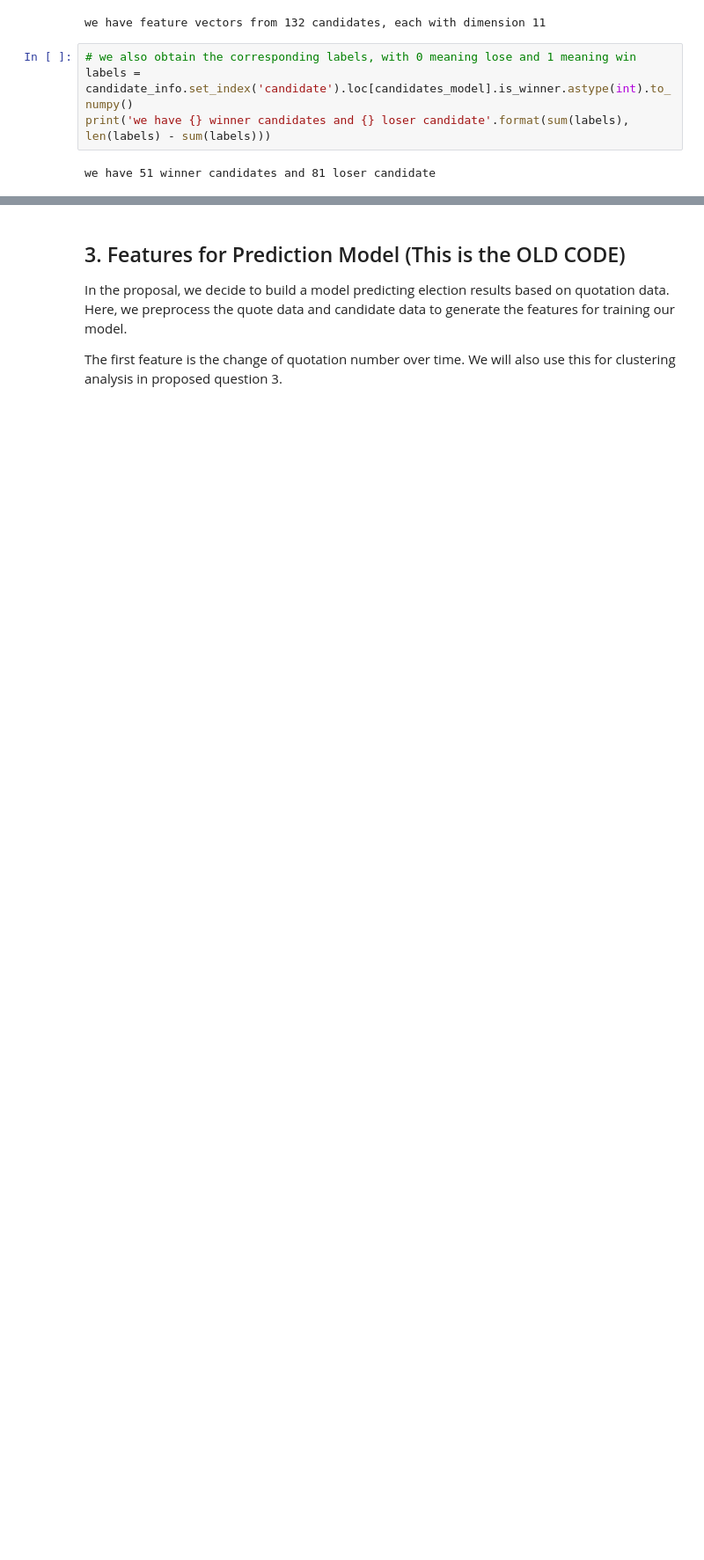
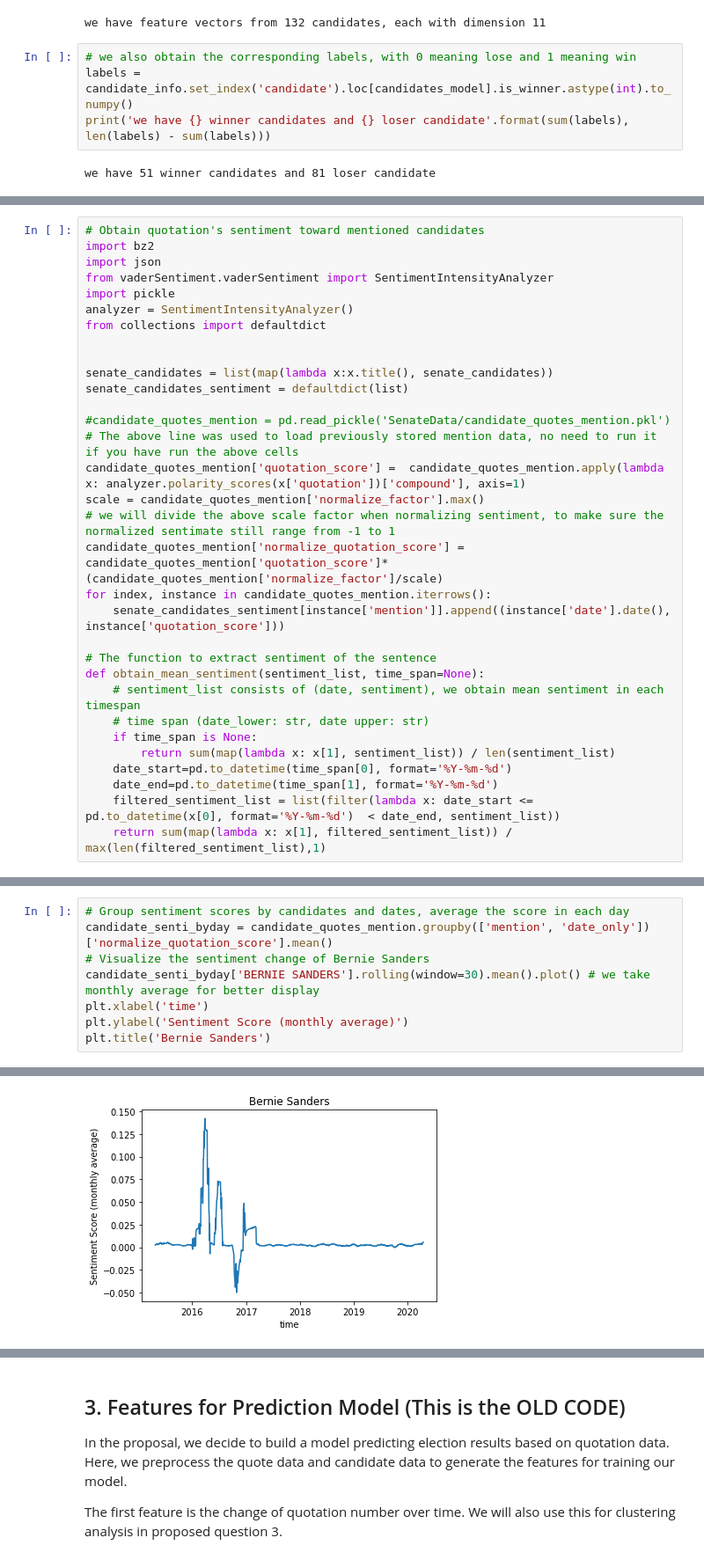
Before and after one commit to epfl-ada/ada-2021-project-chilldatagroup, a Jupyter notebook: Milestone2.ipynb, the cells around one changed output, grey strips where cells are left out. Shown: that part at 88% size. Saved outputs shown, nothing was run; the diff lists cells and outputs as text; blank space fills up the shorter version.

Commit message:
modify sentiment analysis

```diff
--- a/Milestone2.ipynb
+++ b/Milestone2.ipynb
@@ -1100,0 +1042,32 @@ print(f'Pearson coefficient: {corr1}, p value: {pvalue}')
+# %%
+# Obtain quotation's sentiment toward mentioned candidates
+import bz2
+import json
+from vaderSentiment.vaderSentiment import SentimentIntensityAnalyzer
+import pickle
+analyzer = SentimentIntensityAnalyzer()
+from collections import defaultdict
+
+
+senate_candidates = list(map(lambda x:x.title(), senate_candidates))
+senate_candidates_sentiment = defaultdict(list)
+
+#candidate_quotes_mention = pd.read_pickle('SenateData/candidate_quotes_mention.pkl')
+# The above line was used to load previously stored mention data, no need to run it if you have run the above cells
+candidate_quotes_mention['quotation_score'] =  candidate_quotes_mention.apply(lambda x: analyzer.polarity_scores(x['quotation'])['compound'], axis=1)
+scale = candidate_quotes_mention['normalize_factor'].max()
+# we will divide the above scale factor when normalizing sentiment, to make sure the normalized sentimate still range from -1 to 1
+candidate_quotes_mention['normalize_quotation_score'] = candidate_quotes_mention['quotation_score']*(candidate_quotes_mention['normalize_factor']/scale)
+for index, instance in candidate_quotes_mention.iterrows():
+    senate_candidates_sentiment[instance['mention']].append((instance['date'].date(), instance['quotation_score']))
+
+# The function to extract sentiment of the sentence
+def obtain_mean_sentiment(sentiment_list, time_span=None):
+    # sentiment_list consists of (date, sentiment), we obtain mean sentiment in each timespan
+    # time span (date_lower: str, date upper: str)
+    if time_span is None:
+        return sum(map(lambda x: x[1], sentiment_list)) / len(sentiment_list)
+    date_start=pd.to_datetime(time_span[0], format='%Y-%m-%d')
+    date_end=pd.to_datetime(time_span[1], format='%Y-%m-%d')
+    filtered_sentiment_list = list(filter(lambda x: date_start <= pd.to_datetime(x[0], format='%Y-%m-%d')  < date_end, sentiment_list))
+    return sum(map(lambda x: x[1], filtered_sentiment_list)) / max(len(filtered_sentiment_list),1)
@@ -1100,0 +1076,9 @@ print(f'Pearson coefficient: {corr1}, p value: {pvalue}')
+# %%
+# Group sentiment scores by candidates and dates, average the score in each day
+candidate_senti_byday = candidate_quotes_mention.groupby(['mention', 'date_only'])['normalize_quotation_score'].mean()
+# Visualize the sentiment change of Bernie Sanders
+candidate_senti_byday['BERNIE SANDERS'].rolling(window=30).mean().plot() # we take monthly average for better display
+plt.xlabel('time')
+plt.ylabel('Sentiment Score (monthly average)')
+plt.title('Bernie Sanders')
+# %% [output]
@@ -1100,0 +1086 @@ print(f'Pearson coefficient: {corr1}, p value: {pvalue}')
+[figure, added]
```
Also changed, not shown: parts of 14 cells of this notebook.
